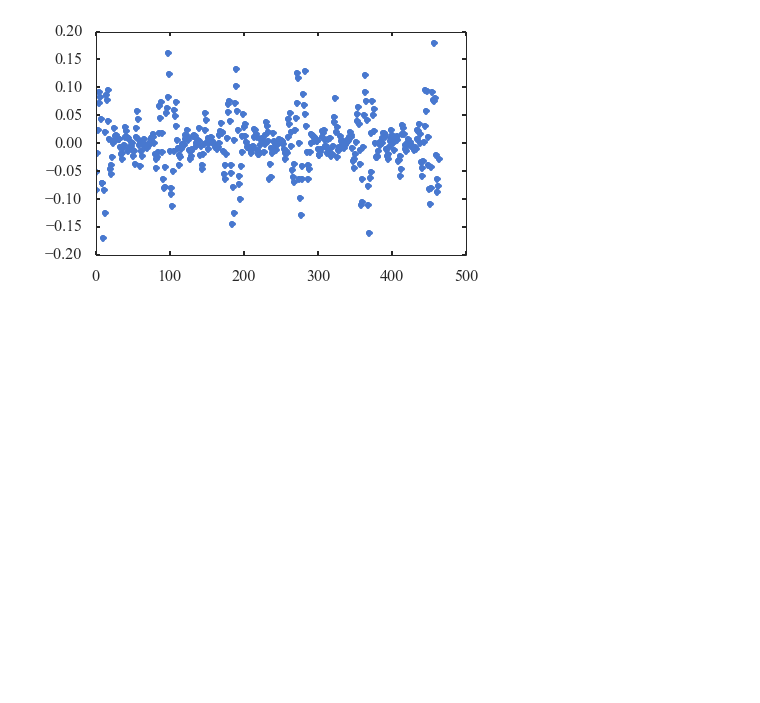
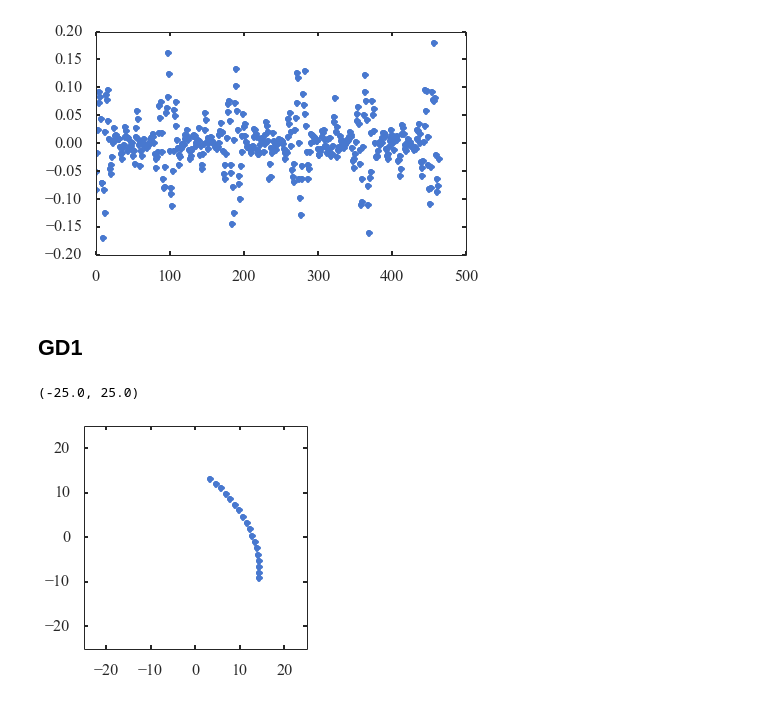
Before and after one commit to jobovy/streamgap-aa, a Jupyter notebook: py/ActionCheck.ipynb, the cells around one changed output. Saved outputs shown, nothing was run; the diff lists cells and outputs as text; code cells hidden in the pictures; blank space fills up the shorter version.

```diff
--- a/py/ActionCheck.ipynb
+++ b/py/ActionCheck.ipynb
@@ -231,3 +231,16 @@ plt.plot(TX.T[4]*977.7775-R.T[5],'.')
 # %% [output]
 [<matplotlib.lines.Line2D at 0x...>]
 [figure]
+# %% [markdown]
+## GD1
+# %%
+X=np.array([-3.41, 13.00, 9.58,-200.4, -162.6, 13.9])
+DD,T = integrate(X,.1,frac=0.01)
+# %%
+plt.plot(-DD.T[0],DD.T[1],'.')
+plt.gca().set_aspect('equal')
+plt.xlim(-25.,25.)
+plt.ylim(-25.,25.)
+# %% [output]
+(-25.0, 25.0)
+[figure, added]
```
Also changed, not shown: parts of 5 cells of this notebook, 3 other files.
